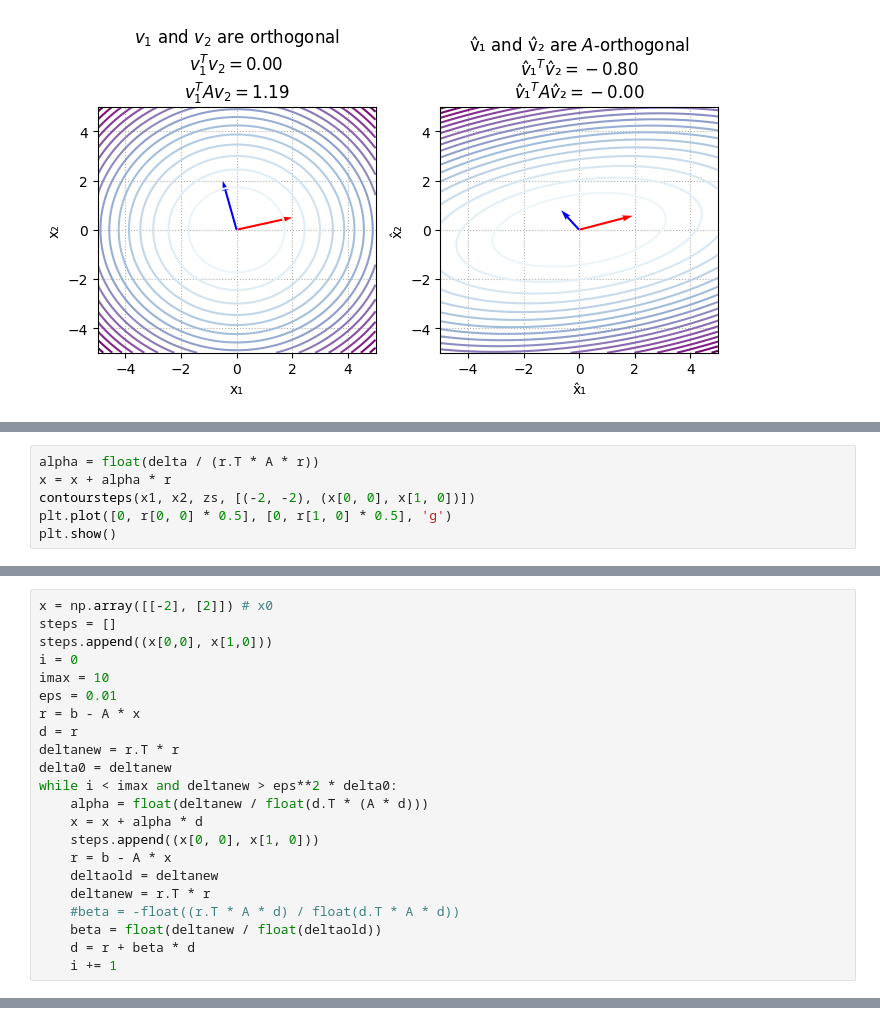
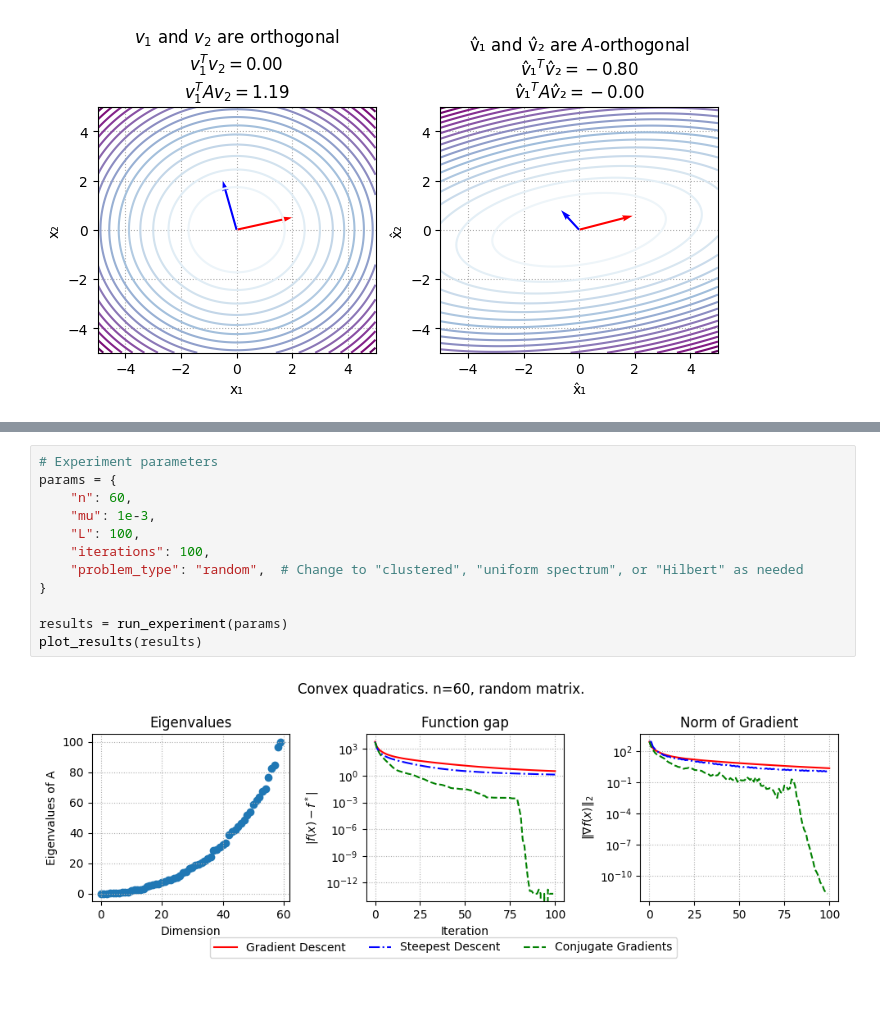
Before and after one commit to MerkulovDaniil/optim, a Jupyter notebook: assets/Notebooks/CG.ipynb, the cells around one changed output, grey strips where cells are left out. Saved outputs shown, nothing was run; the diff lists cells and outputs as text; blank space fills up the shorter version.

```diff
--- a/assets/Notebooks/CG.ipynb
+++ b/assets/Notebooks/CG.ipynb
@@ -279,6 +166,0 @@ Note that this direction coincides with the direction of the step. Its length is
-# %%
-alpha = float(delta / (r.T * A * r))
-x = x + alpha * r
-contoursteps(x1, x2, zs, [(-2, -2), (x[0, 0], x[1, 0])])
-plt.plot([0, r[0, 0] * 0.5], [0, r[1, 0] * 0.5], 'g')
-plt.show()
@@ -398,22 +166,0 @@ x1, x2, zs = bowl(A, b, c)
-# %%
-x = np.array([[-2], [2]]) # x0
-steps = []
-steps.append((x[0,0], x[1,0]))
-i = 0
-imax = 10
-eps = 0.01
-r = b - A * x
-d = r
-deltanew = r.T * r
-delta0 = deltanew
-while i < imax and deltanew > eps**2 * delta0:
-    alpha = float(deltanew / float(d.T * (A * d)))
-    x = x + alpha * d
-    steps.append((x[0, 0], x[1, 0]))
-    r = b - A * x
-    deltaold = deltanew
-    deltanew = r.T * r
-    #beta = -float((r.T * A * d) / float(d.T * A * d))
-    beta = float(deltanew / float(deltaold))
-    d = r + beta * d
-    i += 1
@@ -423,0 +353,14 @@ contoursteps(x1, x2, zs, steps)
+# %%
+# Experiment parameters
+params = {
+    "n": 60,
+    "mu": 1e-3,
+    "L": 100,
+    "iterations": 100,
+    "problem_type": "random",  # Change to "clustered", "uniform spectrum", or "Hilbert" as needed
+}
+
+results = run_experiment(params)
+plot_results(results)
+# %% [output]
+[figure, added]
```
Also changed, not shown: parts of 48 cells of this notebook.
